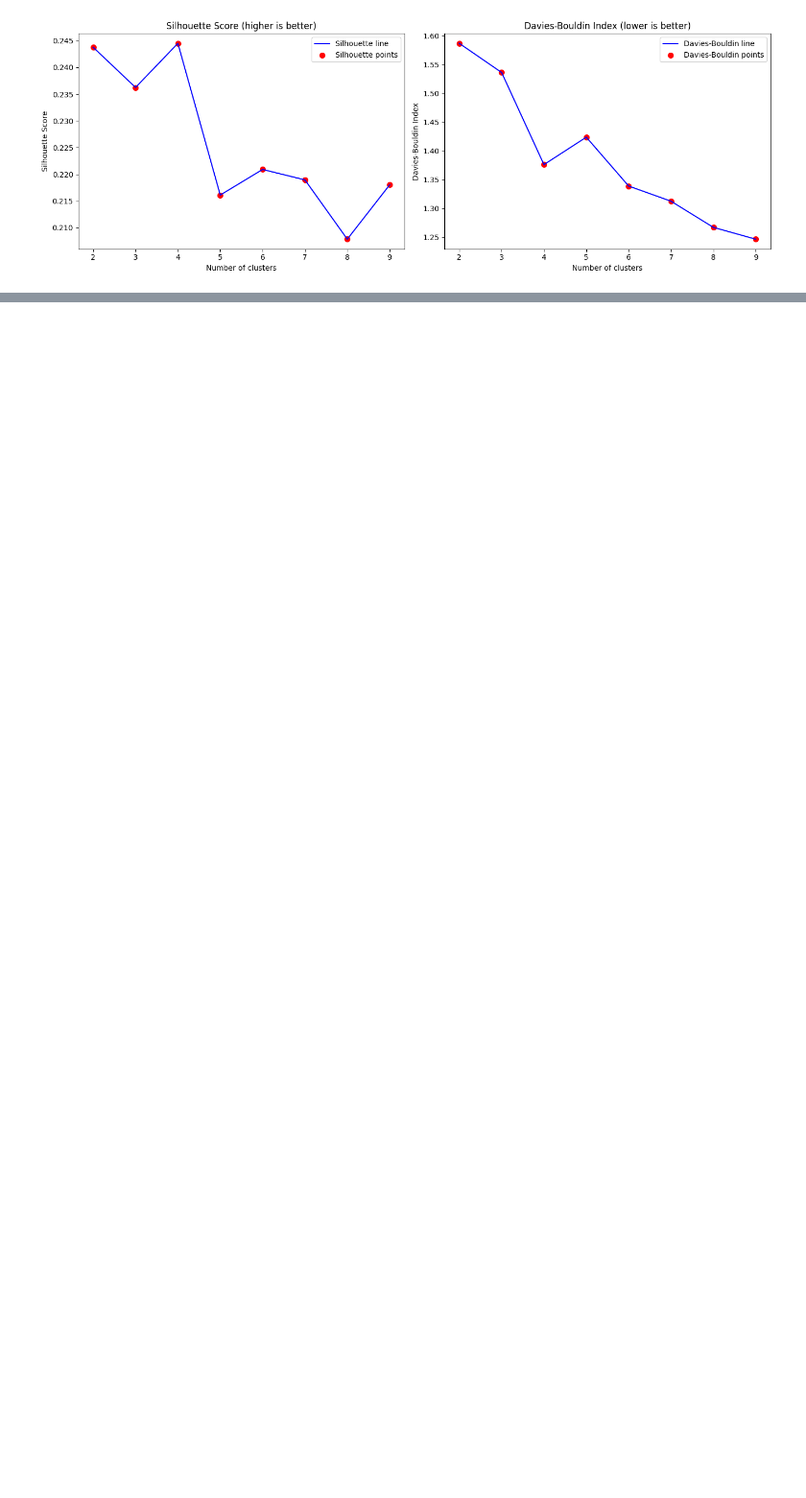
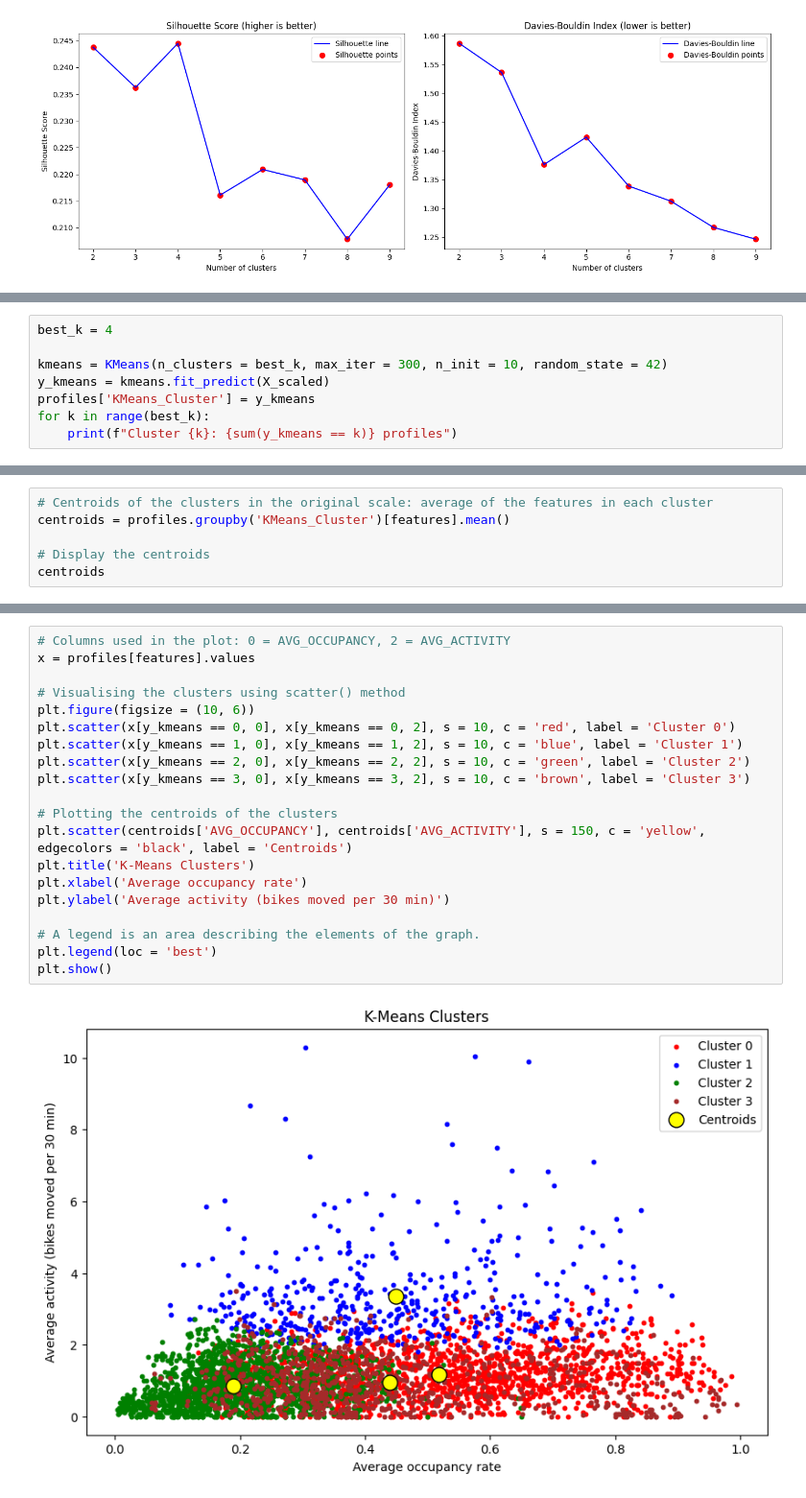
Before and after one commit to pericles-1995/CA1-2026193, a Jupyter notebook: CA1_Machine_Learning.ipynb, the cells around one changed output, grey strips where cells are left out. Shown at 96% size. Cells and saved outputs as stored; diff of their text form; blank space fills up the shorter version.

```diff
--- a/CA1_Machine_Learning.ipynb
+++ b/CA1_Machine_Learning.ipynb
@@ -498,0 +538,8 @@ plt.show()
+# %%
+best_k = 4
+
+kmeans = KMeans(n_clusters = best_k, max_iter = 300, n_init = 10, random_state = 42)
+y_kmeans = kmeans.fit_predict(X_scaled)
+profiles['KMeans_Cluster'] = y_kmeans
+for k in range(best_k):
+    print(f"Cluster {k}: {sum(y_kmeans == k)} profiles")
@@ -498,0 +551,6 @@ plt.show()
+# %%
+# Centroids of the clusters in the original scale: average of the features in each cluster
+centroids = profiles.groupby('KMeans_Cluster')[features].mean()
+
+# Display the centroids
+centroids
@@ -498,0 +564,22 @@ plt.show()
+# %%
+# Columns used in the plot: 0 = AVG_OCCUPANCY, 2 = AVG_ACTIVITY
+x = profiles[features].values
+
+# Visualising the clusters using scatter() method
+plt.figure(figsize = (10, 6))
+plt.scatter(x[y_kmeans == 0, 0], x[y_kmeans == 0, 2], s = 10, c = 'red', label = 'Cluster 0')
+plt.scatter(x[y_kmeans == 1, 0], x[y_kmeans == 1, 2], s = 10, c = 'blue', label = 'Cluster 1')
+plt.scatter(x[y_kmeans == 2, 0], x[y_kmeans == 2, 2], s = 10, c = 'green', label = 'Cluster 2')
+plt.scatter(x[y_kmeans == 3, 0], x[y_kmeans == 3, 2], s = 10, c = 'brown', label = 'Cluster 3')
+
+# Plotting the centroids of the clusters
+plt.scatter(centroids['AVG_OCCUPANCY'], centroids['AVG_ACTIVITY'], s = 150, c = 'yellow', edgecolors = 'black', label = 'Centroids')
+plt.title('K-Means Clusters')
+plt.xlabel('Average occupancy rate')
+plt.ylabel('Average activity (bikes moved per 30 min)')
+
+# A legend is an area describing the elements of the graph.
+plt.legend(loc = 'best')
+plt.show()
+# %% [output]
+[figure, added]
```
Also changed, not shown: parts of 25 cells of this notebook.
